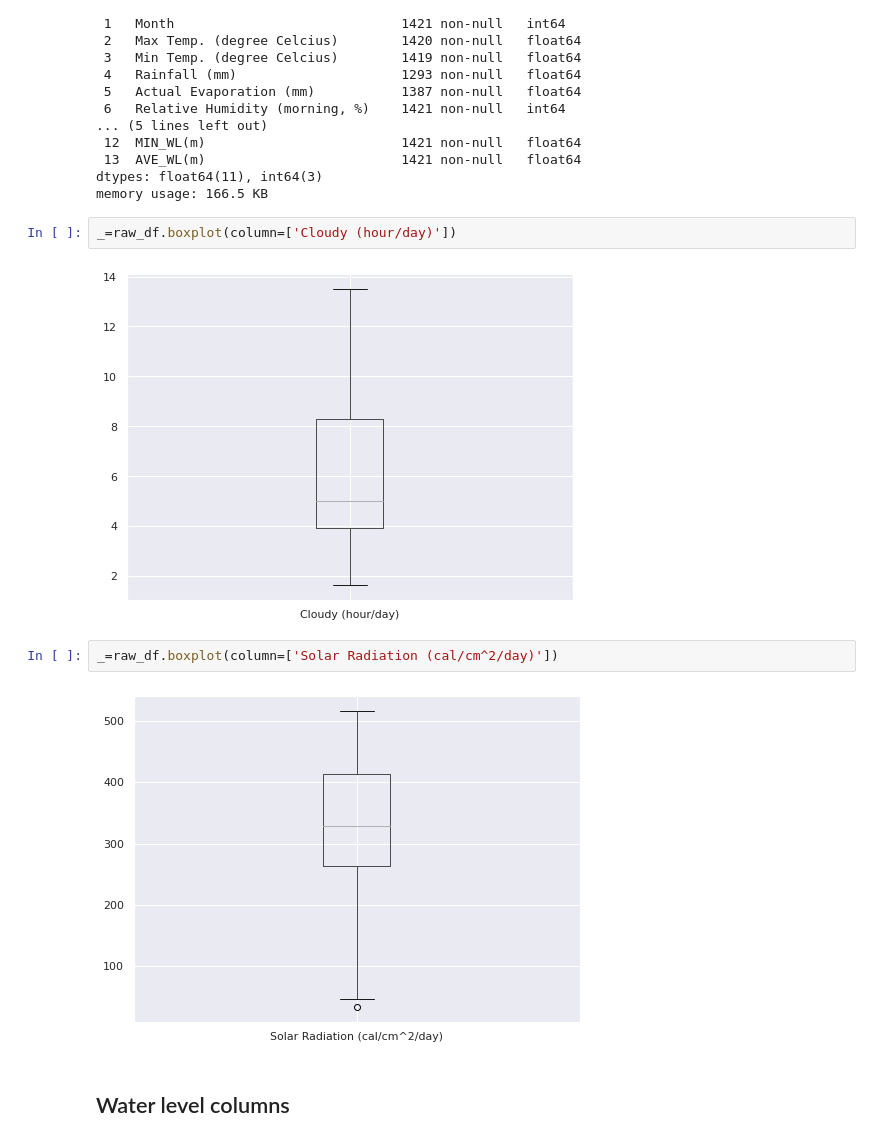
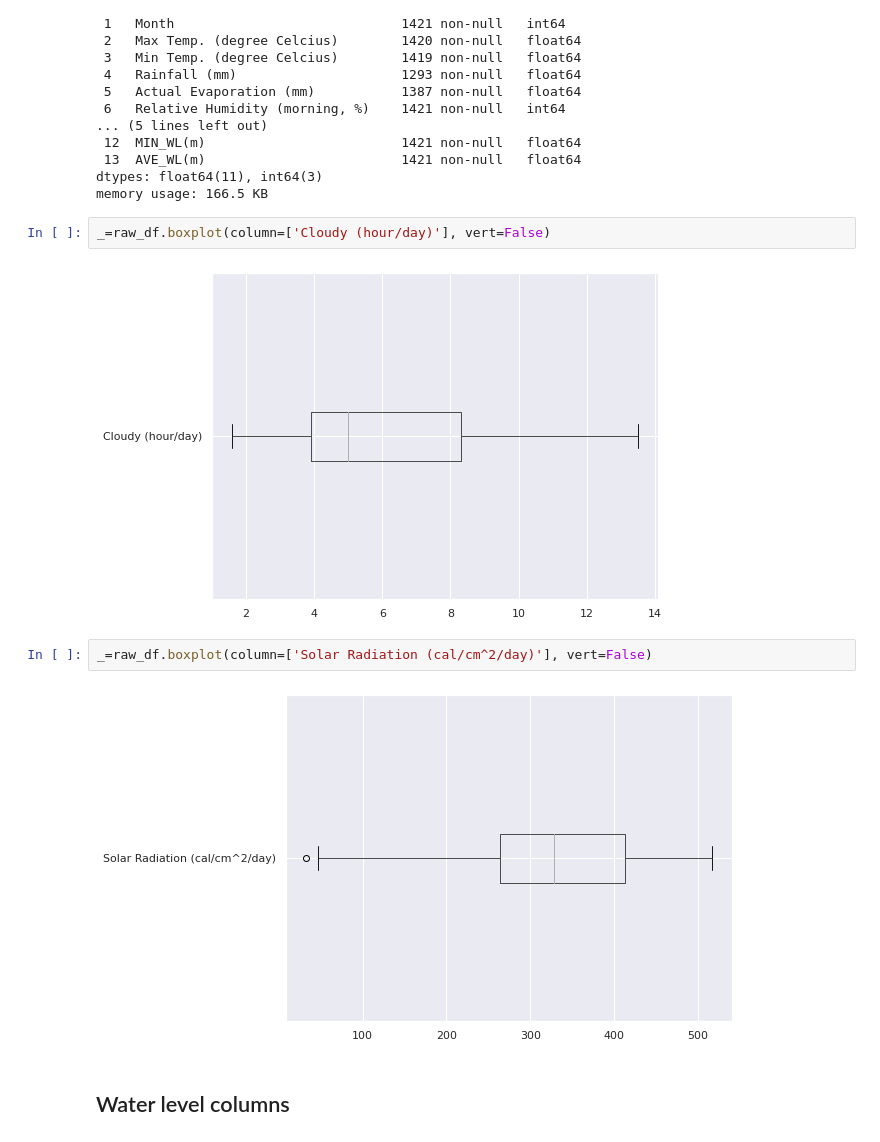
Before and after one commit to RifatIslamOmio/Weather-WaterLevel-Prediction-ML, a Jupyter notebook: Notebooks/waterlevel-dataset/waterlevel-eda.ipynb, the cells around one changed output. Cells and saved outputs as stored; diff of their text form.

```diff
--- a/Notebooks/waterlevel-dataset/waterlevel-eda.ipynb
+++ b/Notebooks/waterlevel-dataset/waterlevel-eda.ipynb
@@ -137,13 +137,13 @@ Data columns (total 14 columns):
 dtypes: float64(11), int64(3)
 memory usage: 166.5 KB
 # %%
-_=raw_df.boxplot(column=['Cloudy (hour/day)'])
+_=raw_df.boxplot(column=['Cloudy (hour/day)'], vert=False)
 # %% [output]
-[figure, old version]
+[figure, new version]
 # %%
-_=raw_df.boxplot(column=['Solar Radiation (cal/cm^2/day)'])
+_=raw_df.boxplot(column=['Solar Radiation (cal/cm^2/day)'], vert=False)
 # %% [output]
-[figure, old version]
+[figure, new version]
 # %% [markdown]
 ## Water level columns
 # %%
```
Also changed, not shown: parts of 8 cells of this notebook.
